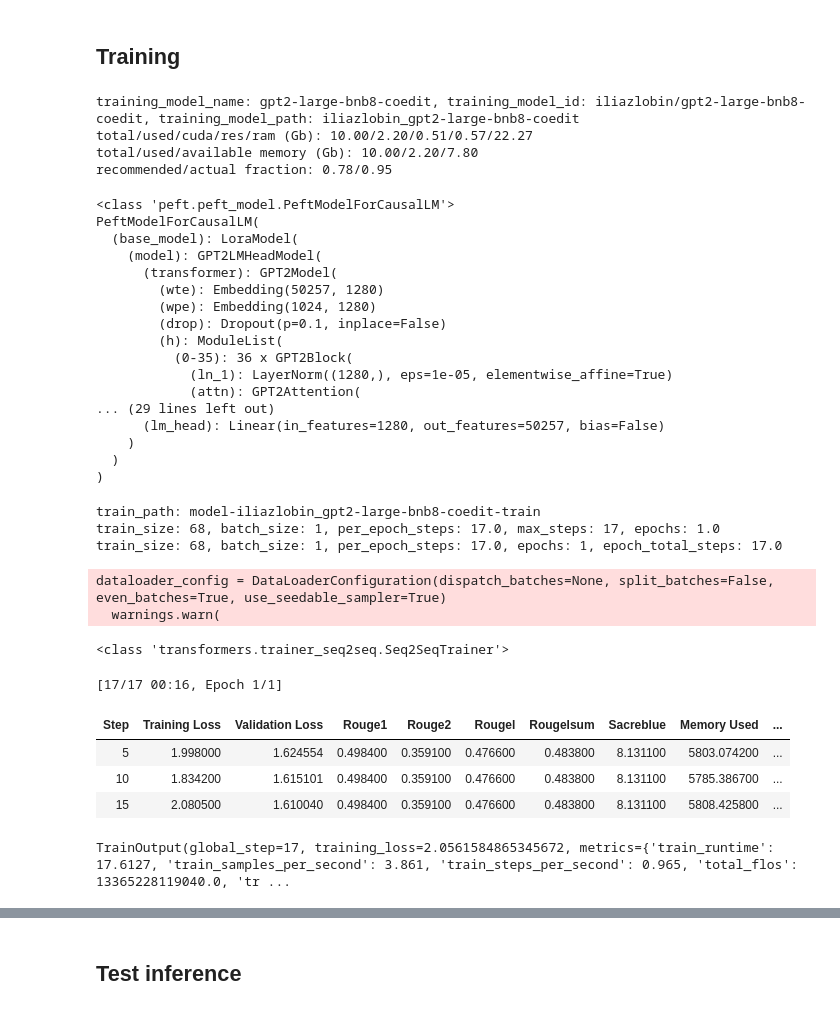
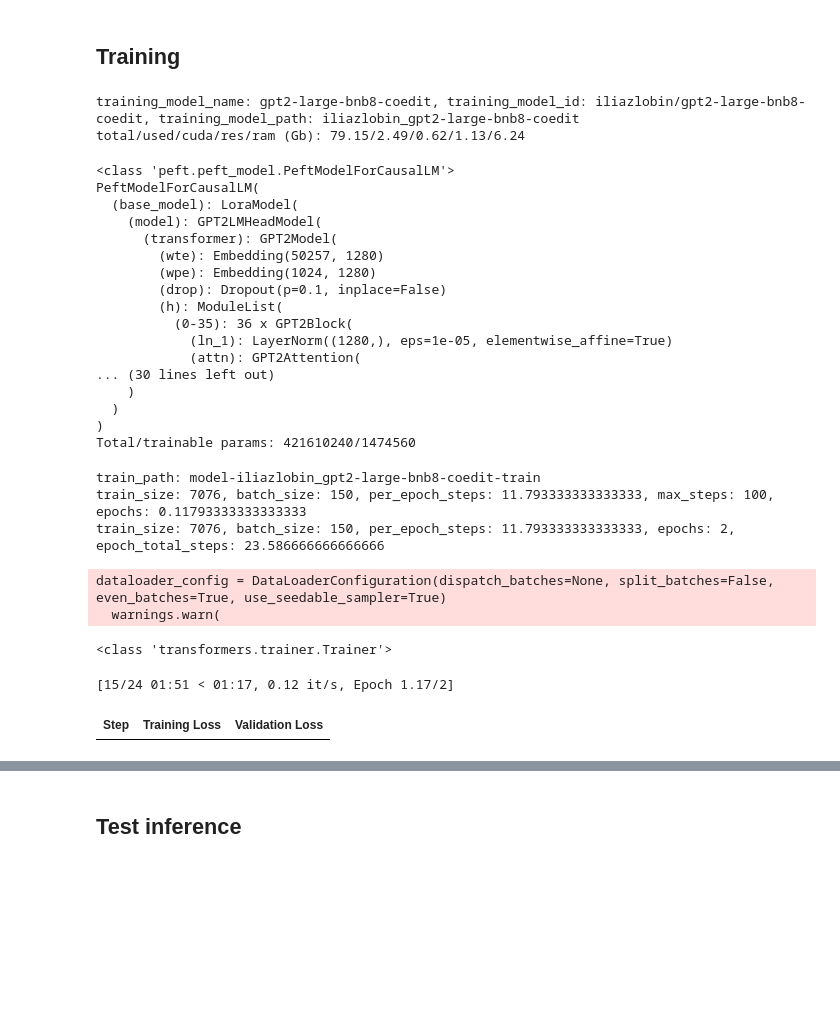
Before and after one commit to iliazlobin/transformers-labs, a Jupyter notebook: model-train/train-gpt2-large-bnb4bit-coedit.ipynb, the cells around one changed output, grey strips where cells are left out. Saved outputs shown, nothing was run; the diff lists cells and outputs as text; code cells hidden in the pictures; blank space fills up the shorter version.

```diff
--- a/model-train/train-gpt2-large-bnb4bit-coedit.ipynb
+++ b/model-train/train-gpt2-large-bnb4bit-coedit.ipynb
@@ -92,11 +93,12 @@ bnb_config = BitsAndBytesConfig(
 )
 
 # model = AutoModelForCausalLM.from_pretrained(model_id, quantization_config=bnb_config, device_map={"":0})
-# model = AutoModelForCausalLM.from_pretrained(model_id, quantization_config=bnb_config, device_map="auto", max_memory={0: "10GiB"})
-model = AutoModelForCausalLM.from_pretrained(model_id, quantization_config=bnb_config, device_map=0)
+model = AutoModelForCausalLM.from_pretrained(model_id, quantization_config=bnb_config, device_map="auto", max_memory={0: "80GiB"})
+# model = AutoModelForCausalLM.from_pretrained(model_id, quantization_config=bnb_config, device_map=0)
 print(type(model))
 
 model.generation_config.max_new_tokens = 350
+# model.generation_config.new_tokens = 350
 model.generation_config.pad_token_id = model.generation_config.eos_token_id
 model.generation_config.padding_side = "left"
 
@@ -394,12 +396,15 @@ def process_dataset(batch):
 
 
 # processed_dataset = data.map(preprocess_function, batched=True, batch_size=10, remove_columns=data["train"].column_names)
-processed_dataset = dataset.map(process_dataset, batched=True, batch_size=10, remove_columns=train_dataset.column_names)
+processed_dataset = dataset.map(process_dataset, batched=True, batch_size=10, remove_columns=dataset["train"].column_names)
 # processed_dataset = dataset.map(process_dataset, batched=True, batch_size=10)
 print(processed_dataset)
 print(len(processed_dataset["train"]["input_ids"][0]), processed_dataset["train"]["input_ids"][0])
 print(len(processed_dataset["train"]["attention_mask"][0]), processed_dataset["train"]["attention_mask"][0])
 print(len(processed_dataset["train"]["labels"][0]), processed_dataset["train"]["labels"][0])
+# print(len(processed_dataset["test"]["input_ids"][0]), processed_dataset["test"]["input_ids"][0])
+# print(len(processed_dataset["test"]["attention_mask"][0]), processed_dataset["test"]["attention_mask"][0])
+# print(len(processed_dataset["test"]["labels"][0]), processed_dataset["test"]["labels"][0])
 
 data_collator = DataCollatorForSeq2Seq(tokenizer, return_tensors="pt", model=model)
 # data_collator = DataCollatorForSeq2Seq(tokenizer, return_tensors="pt", padding=True)
@@ -482,19 +490,17 @@ print(
 available_memory = utilization["total_memory"] - utilization["memory_used"]
 recommended_fraction = available_memory / utilization["total_memory"]
 
-actual_fraction = 0.95
-torch.cuda.set_per_process_memory_fraction(actual_fraction, 0)
+# actual_fraction = 0.95
+# torch.cuda.set_per_process_memory_fraction(actual_fraction, 0)
 
-print(
-    f"total/used/available memory (Gb): {utilization['total_memory']/1024**3:.2f}/"
-    f"{utilization['memory_used']/1024**3:.2f}/{available_memory/1024**3:.2f}"
-)
-print(f"recommended/actual fraction: {recommended_fraction:.2f}/{actual_fraction:.2f}")
+# print(
+#     f"total/used/available memory (Gb): {utilization['total_memory']/1024**3:.2f}/"
+#     f"{utilization['memory_used']/1024**3:.2f}/{available_memory/1024**3:.2f}"
+# )
+# print(f"recommended/actual fraction: {recommended_fraction:.2f}/{actual_fraction:.2f}")
 # %% [output]
 training_model_name: gpt2-large-bnb8-coedit, training_model_id: iliazlobin/gpt2-large-bnb8-coedit, training_model_path: iliazlobin_gpt2-large-bnb8-coedit
-total/used/cuda/res/ram (Gb): 10.00/2.20/0.51/0.57/22.27
-total/used/available memory (Gb): 10.00/2.20/7.80
-recommended/actual fraction: 0.78/0.95
+total/used/cuda/res/ram (Gb): 79.15/2.49/0.62/1.13/6.24
 # %%
 from peft import LoraConfig, get_peft_model, prepare_model_for_kbit_training
 
@@ -503,7 +509,8 @@ perf_model = prepare_model_for_kbit_training(perf_model, use_gradient_checkpoint
 # perf_model.gradient_checkpointing_enable()
 
 config = LoraConfig(
-    r=64,
+    # r=64,
+    r=8,
     lora_alpha=32,
     # target_modules=["query_key_value"],
     lora_dropout=0.1,
@@ -514,6 +521,10 @@ config = LoraConfig(
 perf_model = get_peft_model(perf_model, config)
 print(type(perf_model))
 print(perf_model)
+
+total_params = sum(p.numel() for p in perf_model.parameters())
+total_trainable_params = sum(p.numel() for p in perf_model.parameters() if p.requires_grad)
+print(f"Total/trainable params: {total_params}/{total_trainable_params}")
 # %% [output]
 <class 'peft.peft_model.PeftModelForCausalLM'>
 PeftModelForCausalLM(
@@ -527,9 +538,9 @@ PeftModelForCausalLM(
           (0-35): 36 x GPT2Block(
             (ln_1): LayerNorm((1280,), eps=1e-05, elementwise_affine=True)
             (attn): GPT2Attention(
-... (29 lines left out)
-      (lm_head): Linear(in_features=1280, out_features=50257, bias=False)
+... (30 lines left out)
     )
   )
 )
+Total/trainable params: 421610240/1474560
 # %%
@@ -625,78 +659,77 @@ train_path = f"model-{training_model_path}-train"
 print(f"train_path: {train_path}")
 
 train_size = len(processed_dataset["train"])
-batch_size = 1
+batch_size = 150
 gradient_accumulation_steps = 4
+eval_batch_size = 150
+eval_accumulation_steps = 4
 
 per_epoch_steps = train_size / (batch_size * gradient_accumulation_steps)
 
-max_steps = 17
+max_steps = 100
 epochs = per_epoch_steps / max_steps
 print(f"train_size: {train_size}, batch_size: {batch_size}, per_epoch_steps: {per_epoch_steps}, max_steps: {max_steps}, epochs: {epochs}")
 
 # if epochs < 1:
 #     raise Exception(f"Training doesn't cover the entire training dataset with {train_size} samples")
 
-epochs = 1
+epochs = 2
 epoch_total_steps = epochs * per_epoch_steps
 print(f"train_size: {train_size}, batch_size: {batch_size}, per_epoch_steps: {per_epoch_steps}, epochs: {epochs}, epoch_total_steps: {epoch_total_steps}")
 # %% [output]
 train_path: model-iliazlobin_gpt2-large-bnb8-coedit-train
-train_size: 68, batch_size: 1, per_epoch_steps: 17.0, max_steps: 17, epochs: 1.0
-train_size: 68, batch_size: 1, per_epoch_steps: 17.0, epochs: 1, epoch_total_steps: 17.0
+train_size: 7076, batch_size: 150, per_epoch_steps: 11.793333333333333, max_steps: 100, epochs: 0.11793333333333333
+train_size: 7076, batch_size: 150, per_epoch_steps: 11.793333333333333, epochs: 2, epoch_total_steps: 23.586666666666666
 # %%
-from transformers import Seq2SeqTrainingArguments, Seq2SeqTrainer
+from transformers import Seq2SeqTrainer, Seq2SeqTrainingArguments, Trainer, TrainingArguments
 
-args = Seq2SeqTrainingArguments(
+args = TrainingArguments(
     output_dir=train_path,
     learning_rate=2e-5,
     weight_decay=0.01,
     # warmup_ratio=0.05,
-    # optim="paged_adamw_8bit",
+    optim="paged_adamw_8bit",
     fp16=True,
-    # predict_with_generate=True,
     gradient_checkpointing=True,
     per_device_train_batch_size=batch_size,
-    per_device_eval_batch_size=batch_size,
     gradient_accumulation_steps=gradient_accumulation_steps,
+    per_device_eval_batch_size=eval_batch_size,
+    eval_accumulation_steps=eval_accumulation_steps,
     num_train_epochs=epochs,
     # max_steps=max_steps,
     warmup_steps=1,
-    logging_steps=5,
+    logging_steps=50,
     save_strategy="steps",
-    save_steps=5,
+    save_steps=50,
     evaluation_strategy="steps",
-    eval_steps=5,
+    eval_steps=50,
     report_to="tensorboard",
     push_to_hub_model_id=training_model_name,
     push_to_hub_organization="iliazlobin",
     push_to_hub=False,
 )
 
-trainer = Seq2SeqTrainer(
+trainer = Trainer(
     model=training_model,
     train_dataset=processed_dataset["train"],
     eval_dataset=processed_dataset["test"],
     tokenizer=tokenizer,
     data_collator=data_collator,
     compute_metrics=compute_metrics,
+    preprocess_logits_for_metrics=logits_argmax,
     args=args,
 )
 print(type(trainer))
 
 model.config.use_cache = False
 # trainer.train(resume_from_checkpoint=True)
 trainer.train()
 # %% [output]
 dataloader_config = DataLoaderConfiguration(dispatch_batches=None, split_batches=False, even_batches=True, use_seedable_sampler=True)
   warnings.warn(
-<class 'transformers.trainer_seq2seq.Seq2SeqTrainer'>
+<class 'transformers.trainer.Trainer'>
-[17/17 00:16, Epoch 1/1]
+[15/24 01:51 < 01:17, 0.12 it/s, Epoch 1.17/2]
-| Step | Training Loss | Validation Loss | Rouge1 | Rouge2 | Rougel | Rougelsum | Sacreblue | Memory Used | ... |
-| 5 | 1.998000 | 1.624554 | 0.498400 | 0.359100 | 0.476600 | 0.483800 | 8.131100 | 5803.074200 | ... |
-| 10 | 1.834200 | 1.615101 | 0.498400 | 0.359100 | 0.476600 | 0.483800 | 8.131100 | 5785.386700 | ... |
-| 15 | 2.080500 | 1.610040 | 0.498400 | 0.359100 | 0.476600 | 0.483800 | 8.131100 | 5808.425800 | ... |
+| Step | Training Loss | Validation Loss |
-TrainOutput(global_step=17, training_loss=2.0561584865345672, metrics={'train_runtime': 17.6127, 'train_samples_per_second': 3.861, 'train_steps_per_second': 0.965, 'total_flos': 13365228119040.0, 'tr ...
 # %%
 %load_ext dotenv
 %dotenv ../.env
```
Also changed, not shown: parts of 11 cells of this notebook.
